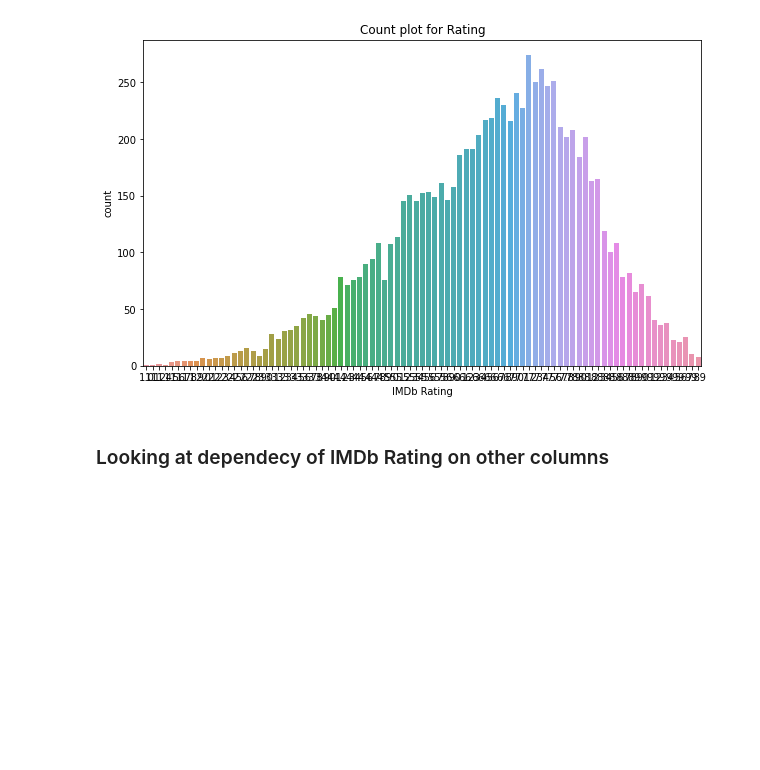
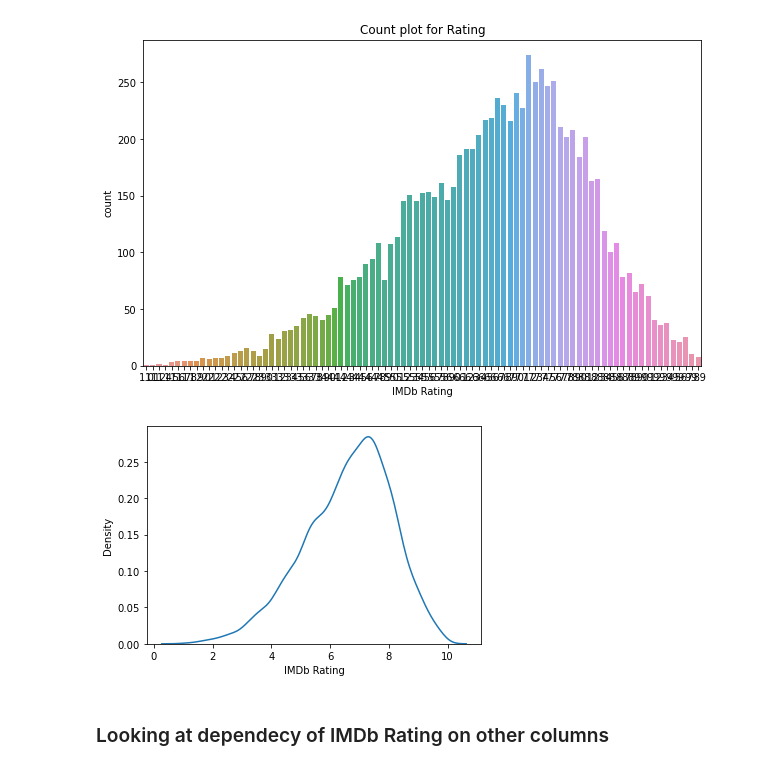
Before and after one commit to g-s01/indMov, a Jupyter notebook: data preprocessing/analysis.ipynb, the cells around one changed output. Cells and saved outputs as stored; diff of their text form; code cells hidden in the pictures; blank space fills up the shorter version.

```diff
--- a/data preprocessing/analysis.ipynb
+++ b/data preprocessing/analysis.ipynb
@@ -64,6 +101,11 @@ plt.title('Count plot for Rating')
 plt.show()
 # %% [output]
 [figure]
+# %%
+sns.distplot(a=df['IMDb Rating'],hist=False)
+plt.show()
+# %% [output]
+[figure, added]
 # %% [markdown]
 ### Looking at dependecy of IMDb Rating on other columns
 # %%
```
Also changed, not shown: parts of 5 cells of this notebook.
